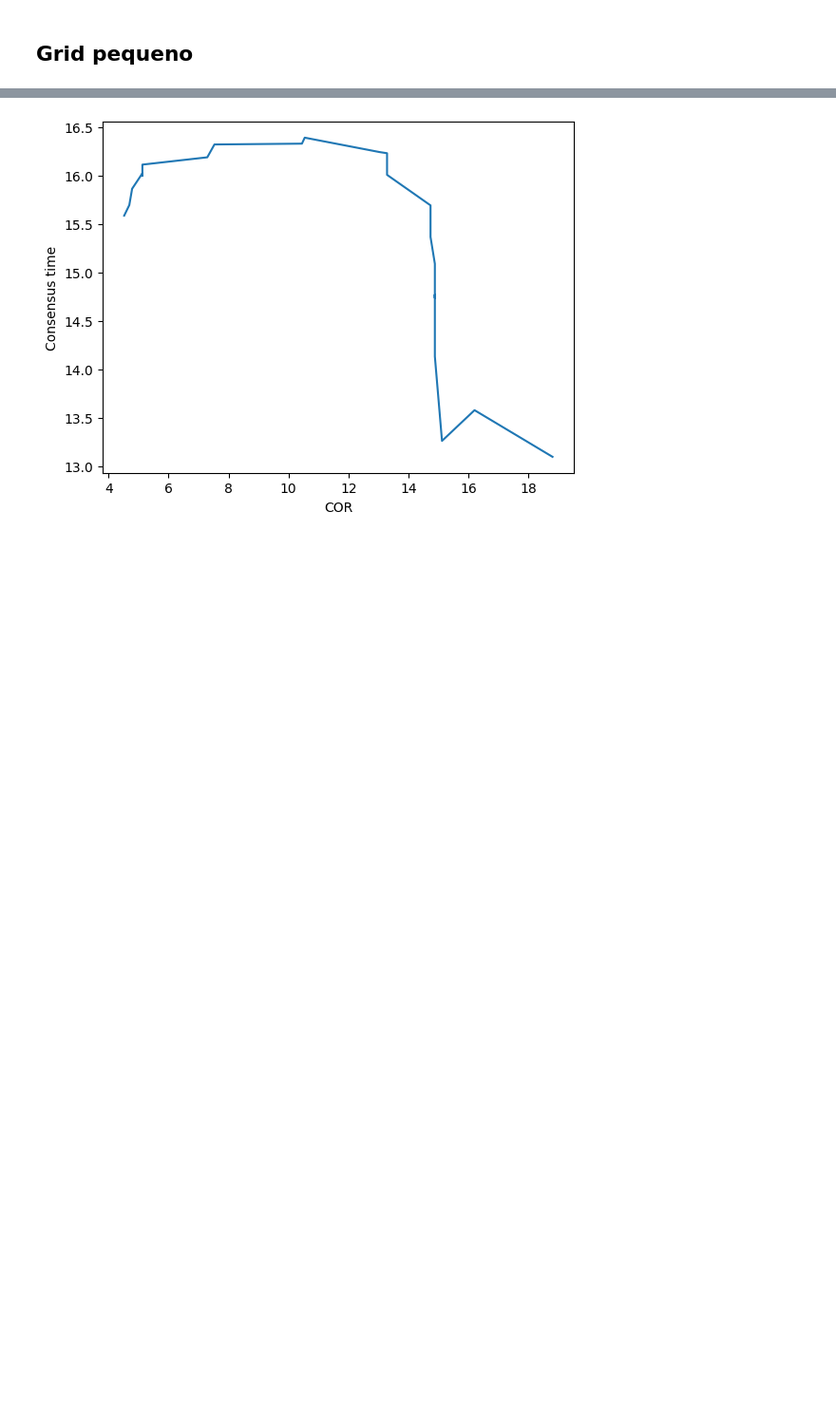
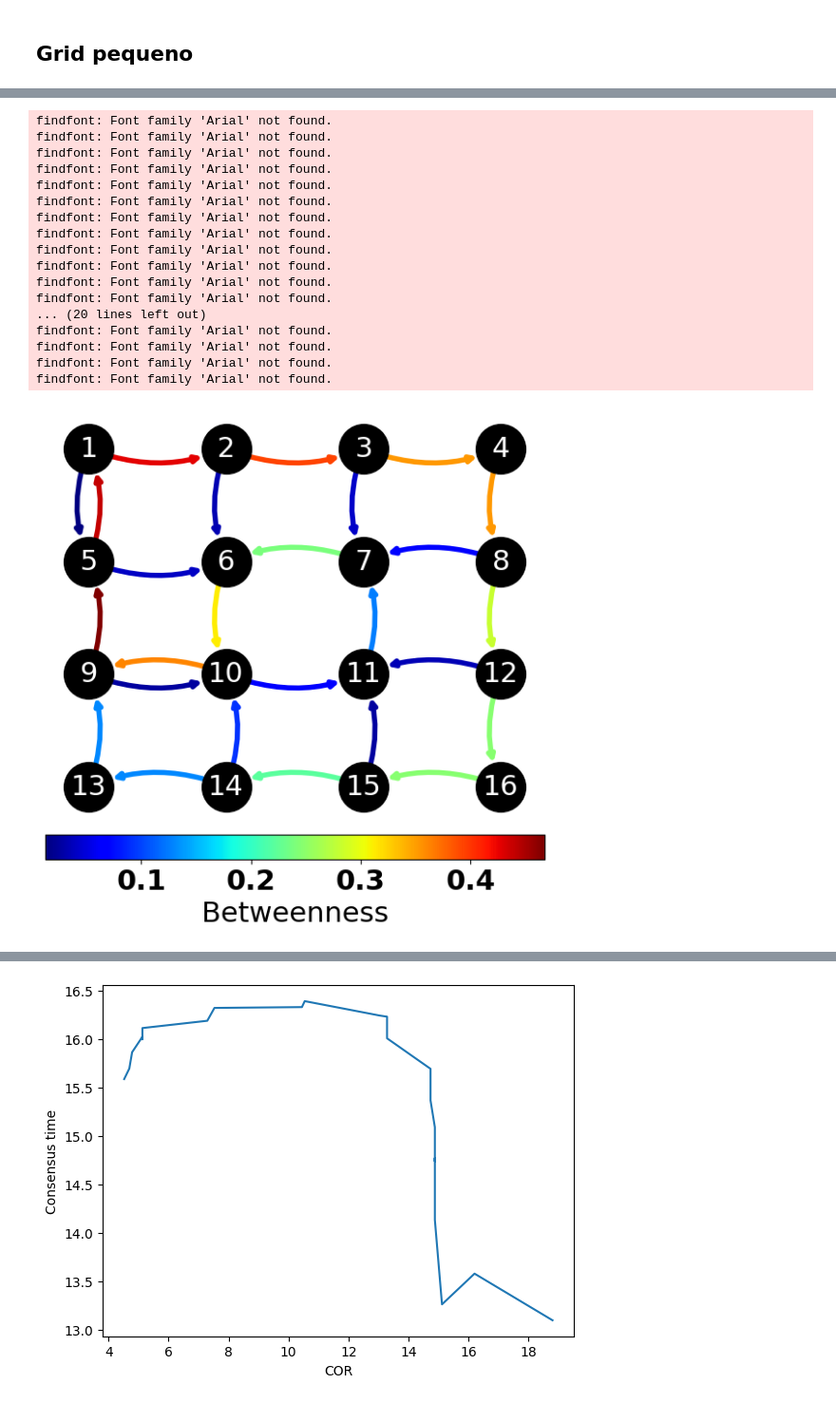
Before and after one commit to gioguarnieri/CoR, a Jupyter notebook: dynamics.ipynb, the cells around one changed output, grey strips where cells are left out. Shown at 95% size. Saved outputs shown, nothing was run; the diff lists cells and outputs as text; code cells hidden in the pictures; blank space fills up the shorter version.

```diff
--- a/dynamics.ipynb
+++ b/dynamics.ipynb
@@ -293,3 +310,51 @@ plt.show()
+# %%
+colors = df["Betweenness"]
+vmin = min(colors)
+vmax = max(colors)
+
+cmap=plt.cm.jet
+plt.figure(figsize=(7,7))
+options = {
+    "node_color": 'k',
+    "edge_color": colors,
+    "node_size": 1500,
+    "width": 4,
+    "edge_cmap": plt.cm.jet,
+    "cmap": cmap,
+    "edge_vmin": vmin,
+    "edge_vmax": vmax,
+    "with_labels": True,
+    'font_color': "w",
+    'font_size': '22',
+}
+
+
+sm = plt.cm.ScalarMappable(cmap=cmap, norm=plt.Normalize(vmin = vmin, vmax=vmax))
+sm._A = []
+plt.colorbar(sm, ax = plt.gca(), orientation='horizontal', label = "Betweenness", pad = 0.025)
+nx.draw(H, pos = pos,connectionstyle='arc3, rad = 0.2' ,**options)
+# plt.gca().set_facecolor("w")
+plt.savefig("Results/small_grid_bet.pdf")
+plt.show()
+# %% [output]
+findfont: Font family 'Arial' not found.
+findfont: Font family 'Arial' not found.
+findfont: Font family 'Arial' not found.
+findfont: Font family 'Arial' not found.
+findfont: Font family 'Arial' not found.
+findfont: Font family 'Arial' not found.
+findfont: Font family 'Arial' not found.
+findfont: Font family 'Arial' not found.
+findfont: Font family 'Arial' not found.
+findfont: Font family 'Arial' not found.
+findfont: Font family 'Arial' not found.
+findfont: Font family 'Arial' not found.
+... (20 lines left out)
+findfont: Font family 'Arial' not found.
+findfont: Font family 'Arial' not found.
+findfont: Font family 'Arial' not found.
+findfont: Font family 'Arial' not found.
+[figure, added]
 # %%
 edgelist = [[1, 2],
 [3, 4],
```
Also changed, not shown: parts of 5 cells of this notebook.
